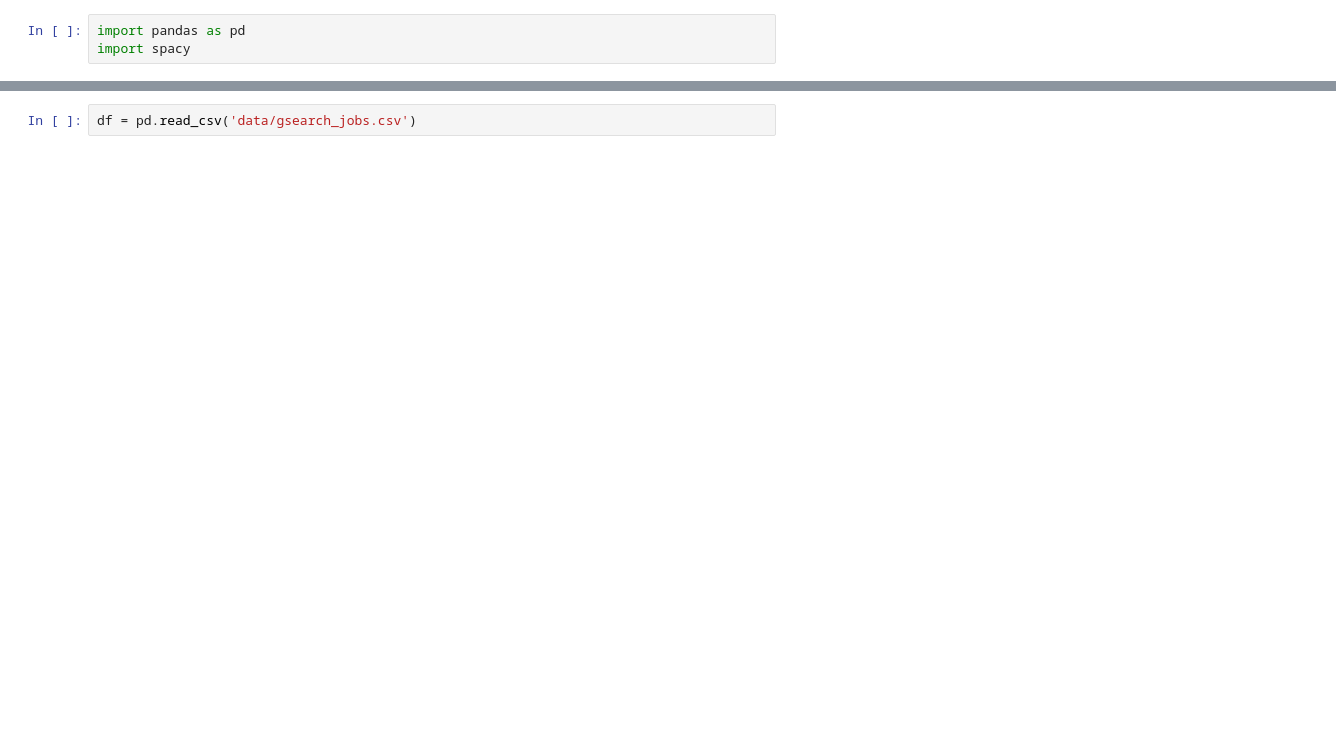
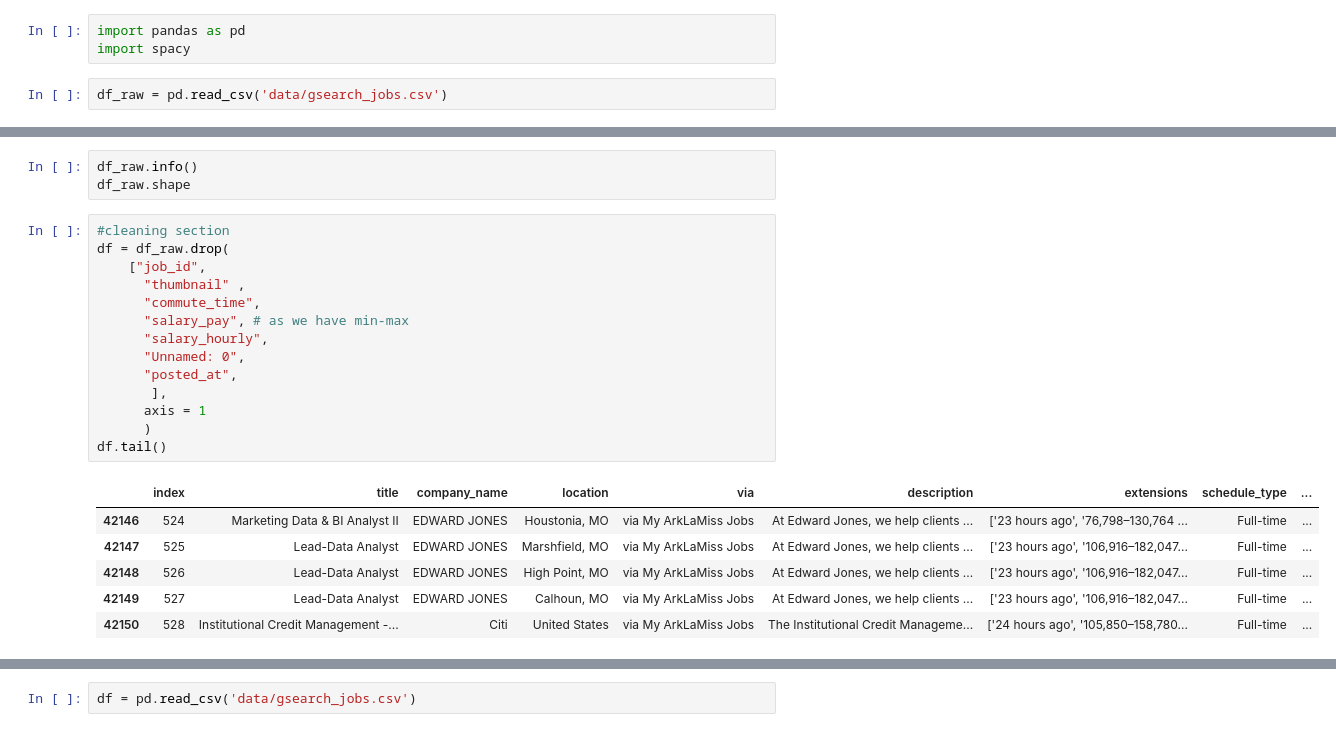
Before and after one commit to KristinaGol/Capstone-Project-DataCVPro, a Jupyter notebook: jobs1.ipynb, the cells around one changed output, grey strips where cells are left out. Cells and saved outputs as stored; diff of their text form; blank space fills up the shorter version.

Commit message:
cleaned gsearch

```diff
--- a/jobs1.ipynb
+++ b/jobs1.ipynb
@@ -1,3 +1,5 @@
 # %%
 import pandas as pd
 import spacy
+# %%
+df_raw = pd.read_csv('data/gsearch_jobs.csv')
@@ -3,0 +16,24 @@ import spacy
+# %%
+df_raw.info()
+df_raw.shape
+# %%
+#cleaning section
+df = df_raw.drop(
+    ["job_id",
+      "thumbnail" ,
+      "commute_time",
+      "salary_pay", # as we have min-max
+      "salary_hourly",
+      "Unnamed: 0",
+      "posted_at",
+       ],
+      axis = 1
+      )
+df.tail()
+# %% [output]
+|  | index | title | company_name | location | via | description | extensions | schedule_type | ... |
+| 42146 | 524 | Marketing Data & BI Analyst II | EDWARD JONES | Houstonia, MO | via My ArkLaMiss Jobs | At Edward Jones, we help clients ... | ['23 hours ago', '76,798–130,764 ... | Full-time | ... |
+| 42147 | 525 | Lead-Data Analyst | EDWARD JONES | Marshfield, MO | via My ArkLaMiss Jobs | At Edward Jones, we help clients ... | ['23 hours ago', '106,916–182,047... | Full-time | ... |
+| 42148 | 526 | Lead-Data Analyst | EDWARD JONES | High Point, MO | via My ArkLaMiss Jobs | At Edward Jones, we help clients ... | ['23 hours ago', '106,916–182,047... | Full-time | ... |
+| 42149 | 527 | Lead-Data Analyst | EDWARD JONES | Calhoun, MO | via My ArkLaMiss Jobs | At Edward Jones, we help clients ... | ['23 hours ago', '106,916–182,047... | Full-time | ... |
+| 42150 | 528 | Institutional Credit Management -... | Citi | United States | via My ArkLaMiss Jobs | The Institutional Credit Manageme... | ['24 hours ago', '105,850–158,780... | Full-time | ... |
```
Also changed, not shown: parts of 28 cells of this notebook.
